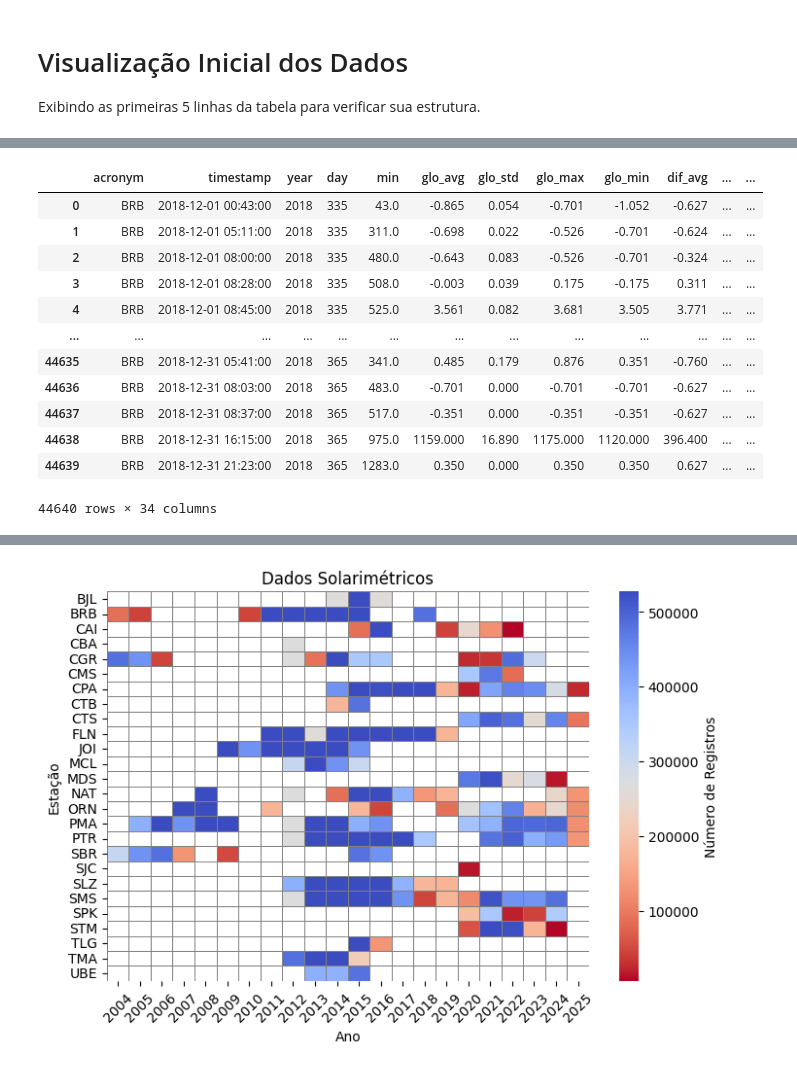
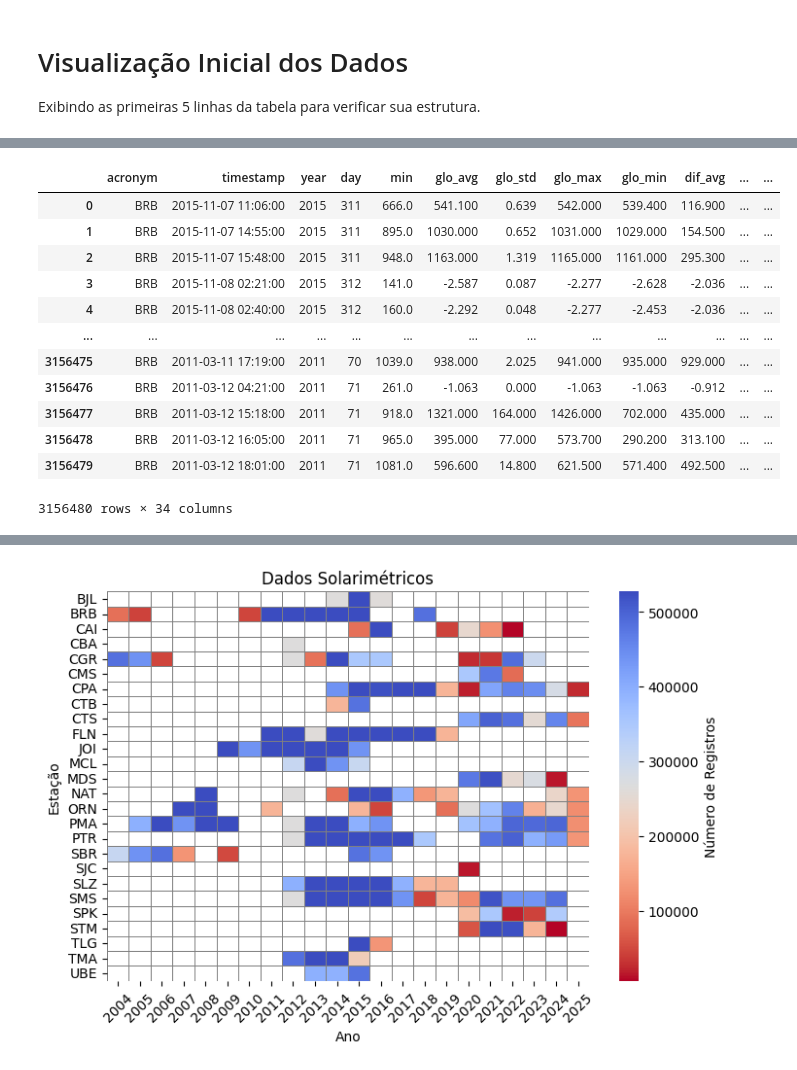
Before and after one commit to labren/sonda-curadoria, a Jupyter notebook: 01_Analise_Exploratoria_Solarimetricos.ipynb, the cells around one changed output, grey strips where cells are left out. Saved outputs shown, nothing was run; the diff lists cells and outputs as text; code cells hidden in the pictures.

```diff
--- a/01_Analise_Exploratoria_Solarimetricos.ipynb
+++ b/01_Analise_Exploratoria_Solarimetricos.ipynb
@@ -63,26 +63,26 @@ con.execute(f"SELECT * FROM {NOME_DA_TABELA} LIMIT 5").fetch_df()
 # %%
 # Faz uma consulta para obter dados da estação BRB para o período de 2018-12-01 a 2019-12-31
 query = f"""
 SELECT * FROM {NOME_DA_TABELA}
-WHERE acronym = 'BRB' AND timestamp >= '2018-12-01' AND timestamp <= '2019-12-31'
+WHERE acronym = 'BRB' AND timestamp >= '2010-01-01' AND timestamp <= '2025-12-31'
 """
 # Executa a consulta e armazena o resultado em um DataFrame
 estacao_df = con.execute(query).fetch_df()
 estacao_df
 # %% [output]
 |  | acronym | timestamp | year | day | min | glo_avg | glo_std | glo_max | glo_min | dif_avg | ... | ... |
-| 0 | BRB | 2018-12-01 00:43:00 | 2018 | 335 | 43.0 | -0.865 | 0.054 | -0.701 | -1.052 | -0.627 | ... | ... |
-| 1 | BRB | 2018-12-01 05:11:00 | 2018 | 335 | 311.0 | -0.698 | 0.022 | -0.526 | -0.701 | -0.624 | ... | ... |
-| 2 | BRB | 2018-12-01 08:00:00 | 2018 | 335 | 480.0 | -0.643 | 0.083 | -0.526 | -0.701 | -0.324 | ... | ... |
-| 3 | BRB | 2018-12-01 08:28:00 | 2018 | 335 | 508.0 | -0.003 | 0.039 | 0.175 | -0.175 | 0.311 | ... | ... |
-| 4 | BRB | 2018-12-01 08:45:00 | 2018 | 335 | 525.0 | 3.561 | 0.082 | 3.681 | 3.505 | 3.771 | ... | ... |
+| 0 | BRB | 2015-11-07 11:06:00 | 2015 | 311 | 666.0 | 541.100 | 0.639 | 542.000 | 539.400 | 116.900 | ... | ... |
+| 1 | BRB | 2015-11-07 14:55:00 | 2015 | 311 | 895.0 | 1030.000 | 0.652 | 1031.000 | 1029.000 | 154.500 | ... | ... |
+| 2 | BRB | 2015-11-07 15:48:00 | 2015 | 311 | 948.0 | 1163.000 | 1.319 | 1165.000 | 1161.000 | 295.300 | ... | ... |
+| 3 | BRB | 2015-11-08 02:21:00 | 2015 | 312 | 141.0 | -2.587 | 0.087 | -2.277 | -2.628 | -2.036 | ... | ... |
+| 4 | BRB | 2015-11-08 02:40:00 | 2015 | 312 | 160.0 | -2.292 | 0.048 | -2.277 | -2.453 | -2.036 | ... | ... |
 | ... | ... | ... | ... | ... | ... | ... | ... | ... | ... | ... | ... | ... |
-| 44635 | BRB | 2018-12-31 05:41:00 | 2018 | 365 | 341.0 | 0.485 | 0.179 | 0.876 | 0.351 | -0.760 | ... | ... |
-| 44636 | BRB | 2018-12-31 08:03:00 | 2018 | 365 | 483.0 | -0.701 | 0.000 | -0.701 | -0.701 | -0.627 | ... | ... |
-| 44637 | BRB | 2018-12-31 08:37:00 | 2018 | 365 | 517.0 | -0.351 | 0.000 | -0.351 | -0.351 | -0.627 | ... | ... |
-| 44638 | BRB | 2018-12-31 16:15:00 | 2018 | 365 | 975.0 | 1159.000 | 16.890 | 1175.000 | 1120.000 | 396.400 | ... | ... |
-| 44639 | BRB | 2018-12-31 21:23:00 | 2018 | 365 | 1283.0 | 0.350 | 0.000 | 0.350 | 0.350 | 0.627 | ... | ... |
+| 3156475 | BRB | 2011-03-11 17:19:00 | 2011 | 70 | 1039.0 | 938.000 | 2.025 | 941.000 | 935.000 | 929.000 | ... | ... |
+| 3156476 | BRB | 2011-03-12 04:21:00 | 2011 | 71 | 261.0 | -1.063 | 0.000 | -1.063 | -1.063 | -0.912 | ... | ... |
+| 3156477 | BRB | 2011-03-12 15:18:00 | 2011 | 71 | 918.0 | 1321.000 | 164.000 | 1426.000 | 702.000 | 435.000 | ... | ... |
+| 3156478 | BRB | 2011-03-12 16:05:00 | 2011 | 71 | 965.0 | 395.000 | 77.000 | 573.700 | 290.200 | 313.100 | ... | ... |
+| 3156479 | BRB | 2011-03-12 18:01:00 | 2011 | 71 | 1081.0 | 596.600 | 14.800 | 621.500 | 571.400 | 492.500 | ... | ... |
-44640 rows × 34 columns
+3156480 rows × 34 columns
 # %%
 # Seta coluna timestamp como índice e plota variável glo_max
 plot_estacao = estacao_df.set_index('timestamp').sort_index()
```
Also changed, not shown: parts of 9 cells of this notebook.
